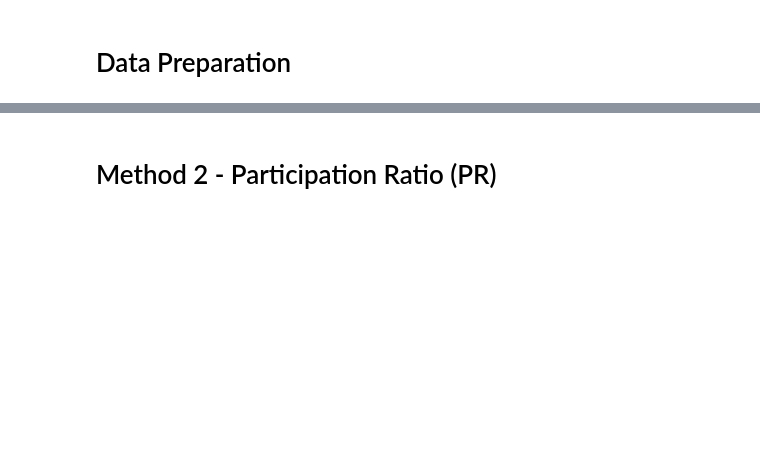
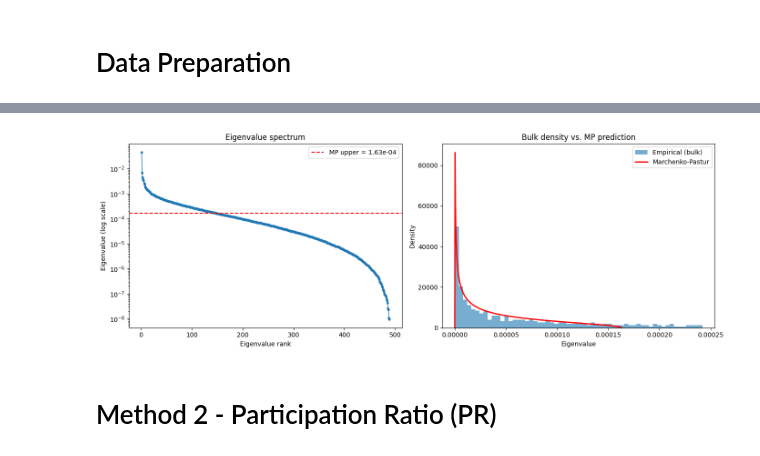
Before and after one commit to TheAndySebek/Financial-Markets-Intrinsic-Dimensionality-and-Random-Matrix-Structure, a Jupyter notebook: Intrinsic_Dimensionality_Consolidated.ipynb, the cells around one changed output, grey strips where cells are left out. Drawn from its saved outputs; the diff is of its cells as text; code cells hidden in the pictures; blank space fills up the shorter version.

```diff
--- a/Intrinsic_Dimensionality_Consolidated.ipynb
+++ b/Intrinsic_Dimensionality_Consolidated.ipynb
@@ -120,6 +156,13 @@ print(f"Top eig share:        {evals[0] / evals.sum():.1%}")
 # %%
 def mp_density(lam, sigma2_, q_):
-    """Marchenko-Pastur continuous density at points `lam`."""
+    """
+    Purpose: Marchenko-Pastur continuous density at points `lam`.
+
+    Inputs: Eigenvalue, noise estimate, q_ = p/n
+
+    Outputs: Marchenko-Pastur Density
+    """
+
     lam_p = sigma2_ * (1 + np.sqrt(q_)) ** 2
     lam_m = sigma2_ * (1 - np.sqrt(q_)) ** 2
     out = np.zeros_like(lam, dtype=float)
@@ -129,11 +172,16 @@ def mp_density(lam, sigma2_, q_):
 
 
 def iter_sigma2(evals_, q_, max_iter=100, tol=1e-12):
-    """Iteratively trim eigenvalues above the implied MP edge; σ² is the mean of what remains.
+    """
+    Purpose: Iteratively trim eigenvalues above the implied MP edge; σ² is the mean of what remains
 
     Filters to strictly positive eigenvalues so rank-deficiency artifacts (when the
     sample cov is rank < p — happens with q > 1 OR with bootstrap-resampled data
     that has duplicate rows) don't drag σ² toward zero and inflate the signal count.
+
+    Inputs: Eigenvalues, q_ = p/n, max_iterations, convergence criteria
+
+    Outputs: Noise estimate, σ²
     """
     positive = evals_[evals_ > 1e-14 * max(evals_.max(), 1e-30)]
     if len(positive) == 0:
@@ -153,7 +201,17 @@ def iter_sigma2(evals_, q_, max_iter=100, tol=1e-12):
 
 
 def fit_sigma2(evals_, q_, bulk_quantile=0.9, n_bins=50):
-    """Choose σ² to minimize L² distance between empirical bulk histogram and MP density."""
+    """
+    Purpose: Choose σ² to minimize L² distance between empirical bulk histogram and MP density.
+
+    Filters to strictly positive eigenvalues so rank-deficiency artifacts (when the
+    sample cov is rank < p — happens with q > 1 OR with bootstrap-resampled data
+    that has duplicate rows) don't drag σ² toward zero and inflate the signal count.
+
+    Inputs: Eigenvalues, q_ = p/n, quantile, number of histogram bins
+
+    Outputs: Noise estimate, σ²
+    """
     cutoff = np.quantile(evals_, bulk_quantile)
     bulk = evals_[evals_ <= cutoff]
     hist, edges = np.histogram(bulk, bins=n_bins, density=True)
@@ -172,7 +230,7 @@ def rmt_count(s2, evs, q_):
 
 
 # Compare the three σ² estimators on the single-window spectrum
-sigma2_median = np.median(evals[p // 2 :])
+sigma2_median = np.median(evals[p // 2 :]) # median of the lower half method
 sigma2_iter = iter_sigma2(evals, q)
 sigma2_fit = fit_sigma2(evals, q)
 
@@ -185,7 +243,7 @@ for name, s2 in [
     edge = s2 * (1 + np.sqrt(q)) ** 2
     print(f"{name:<22}  {s2:>14.4e}  {edge:>14.4e}  {rmt_count(s2, evals, q):>8d}")
 
-# Canonical: iterative trim
+# Iterative trim will be the standard approach going forward, or as my teammates (probably just John) like to say "canonical."
 sigma2 = sigma2_iter
 mp_upper = sigma2 * (1 + np.sqrt(q)) ** 2
 mp_lower = sigma2 * (1 - np.sqrt(q)) ** 2 if q < 1 else 0.0
@@ -195,29 +261,36 @@ print(f"Top {min(rmt_dim, 10)} signal eigenvalues: {evals[:min(rmt_dim, 10)]}")
 # %%
+"""
+tl;dr if you are above the red lines in either plot, you aren't what MP says you should be, and therefore, statistically significant.
+"""
+
 fig, axes = plt.subplots(1, 2, figsize=(14, 5))
+
 
 # Left: full spectrum (log scale) with MP threshold
 axes[0].plot(np.arange(1, len(evals) + 1), evals, marker=".", linestyle="-", linewidth=1)
 axes[0].axhline(mp_upper, color="red", linestyle="--", label=f"MP upper = {mp_upper:.2e}")
 axes[0].set_xlabel("Eigenvalue rank")
 axes[0].set_ylabel("Eigenvalue (log scale)")
 axes[0].set_yscale("log")
 axes[0].set_title("Eigenvalue spectrum")
 axes[0].legend()
 
 # Right: empirical density of the bulk vs. theoretical MP density
 bulk = evals[evals < mp_upper * 1.5]
 axes[1].hist(bulk, bins=60, density=True, alpha=0.6, label="Empirical (bulk)")
 
 lam = np.linspace(max(mp_lower, 1e-12), mp_upper, 500)
 mp_density = np.sqrt(np.maximum((mp_upper - lam) * (lam - mp_lower), 0)) / (2 * np.pi * sigma2 * q * lam)
 axes[1].plot(lam, mp_density, color="red", linewidth=2, label="Marchenko-Pastur")
 axes[1].set_xlabel("Eigenvalue")
 axes[1].set_ylabel("Density")
 axes[1].set_title("Bulk density vs. MP prediction")
 axes[1].legend()
 
 plt.tight_layout()
 plt.show()
+# %% [output]
+[figure, added]
 # %% [markdown]
 # Method 2 - Participation Ratio (PR)
 # %%
```
Also changed, not shown: parts of 21 cells of this notebook.
